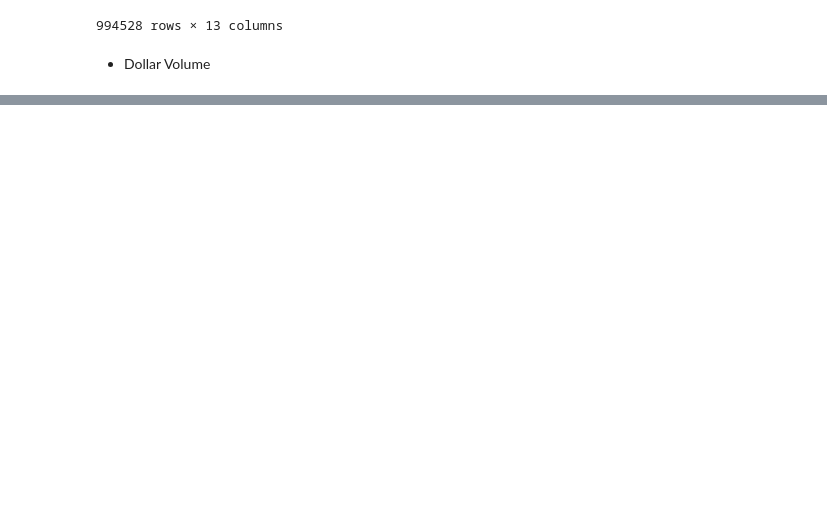
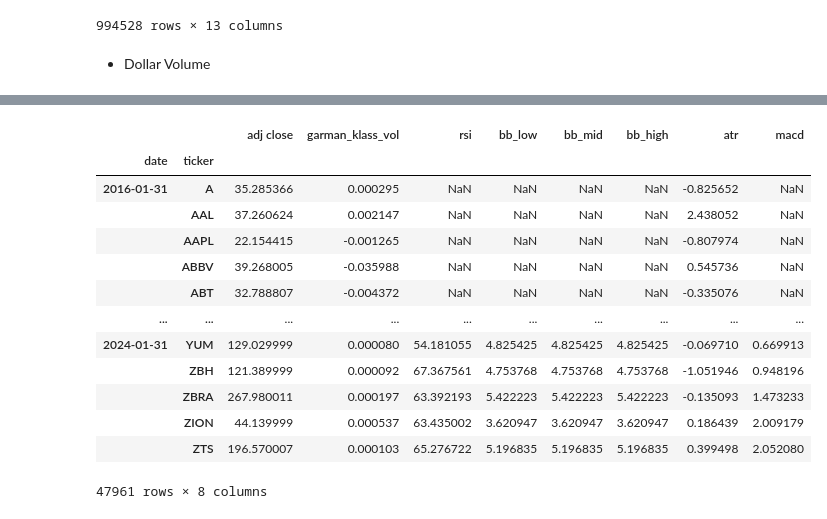
Before and after one commit to Rolland306/QuantProjects, a Jupyter notebook: algo_trading1.ipynb, the cells around one changed output, grey strips where cells are left out. Saved outputs shown, nothing was run; the diff lists cells and outputs as text; code cells hidden in the pictures; blank space fills up the shorter version.

```diff
--- a/algo_trading1.ipynb
+++ b/algo_trading1.ipynb
@@ -276,0 +280,23 @@ df
+# %%
+last_cols = [c for c in df.columns.unique(0) if c not in ['dollar_volume','volume','open',
+                                                          'high','low','close']]
+
+
+#df.unstack('ticker')['dollar_volume'].resample('M').mean().stack('ticker').to_frame('dollar_volume')
+
+df.unstack()[last_cols].resample('M').last().stack('ticker')
+# %% [output]
+|  |  | adj close | garman_klass_vol | rsi | bb_low | bb_mid | bb_high | atr | macd |
+| date | ticker |  |  |  |  |  |  |  |  |
+| 2016-01-31 | A | 35.285366 | 0.000295 | NaN | NaN | NaN | NaN | -0.825652 | NaN |
+|  | AAL | 37.260624 | 0.002147 | NaN | NaN | NaN | NaN | 2.438052 | NaN |
+|  | AAPL | 22.154415 | -0.001265 | NaN | NaN | NaN | NaN | -0.807974 | NaN |
+|  | ABBV | 39.268005 | -0.035988 | NaN | NaN | NaN | NaN | 0.545736 | NaN |
+|  | ABT | 32.788807 | -0.004372 | NaN | NaN | NaN | NaN | -0.335076 | NaN |
+| ... | ... | ... | ... | ... | ... | ... | ... | ... | ... |
+| 2024-01-31 | YUM | 129.029999 | 0.000080 | 54.181055 | 4.825425 | 4.825425 | 4.825425 | -0.069710 | 0.669913 |
+|  | ZBH | 121.389999 | 0.000092 | 67.367561 | 4.753768 | 4.753768 | 4.753768 | -1.051946 | 0.948196 |
+|  | ZBRA | 267.980011 | 0.000197 | 63.392193 | 5.422223 | 5.422223 | 5.422223 | -0.135093 | 1.473233 |
+|  | ZION | 44.139999 | 0.000537 | 63.435002 | 3.620947 | 3.620947 | 3.620947 | 0.186439 | 2.009179 |
+|  | ZTS | 196.570007 | 0.000103 | 65.276722 | 5.196835 | 5.196835 | 5.196835 | 0.399498 | 2.052080 |
+47961 rows × 8 columns
```
Also changed, not shown: parts of 11 cells of this notebook.
